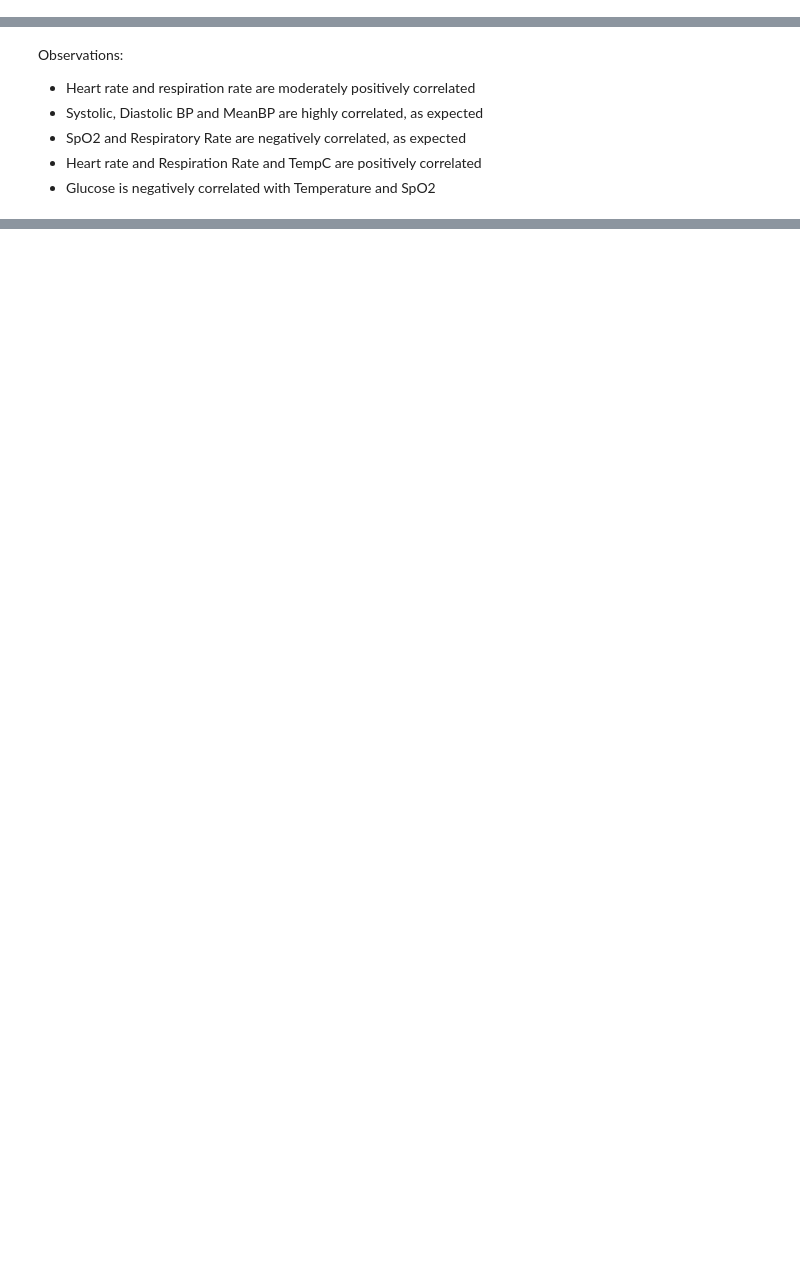
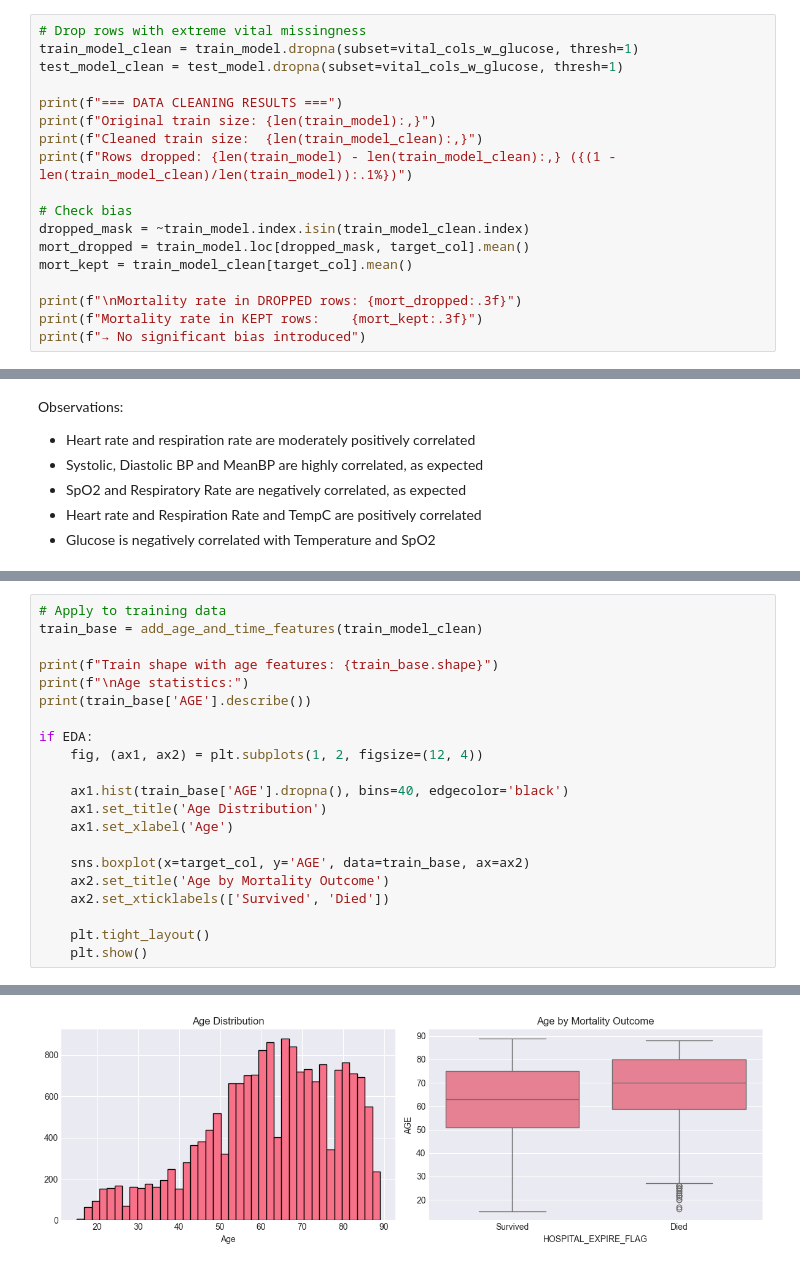
Before and after one commit to majoargote/ml_final_project, a Jupyter notebook: Argote_Mariajose_CML_2025.ipynb, the cells around one changed output, grey strips where cells are left out. Drawn from its saved outputs; the diff is of its cells as text; blank space fills up the shorter version.

```diff
--- a/Argote_Mariajose_CML_2025.ipynb
+++ b/Argote_Mariajose_CML_2025.ipynb
@@ -477,0 +249,18 @@ plt.show()
+# %%
+# Drop rows with extreme vital missingness
+train_model_clean = train_model.dropna(subset=vital_cols_w_glucose, thresh=1)
+test_model_clean = test_model.dropna(subset=vital_cols_w_glucose, thresh=1)
+
+print(f"=== DATA CLEANING RESULTS ===")
+print(f"Original train size: {len(train_model):,}")
+print(f"Cleaned train size:  {len(train_model_clean):,}")
+print(f"Rows dropped: {len(train_model) - len(train_model_clean):,} ({(1 - len(train_model_clean)/len(train_model)):.1%})")
+
+# Check bias
+dropped_mask = ~train_model.index.isin(train_model_clean.index)
+mort_dropped = train_model.loc[dropped_mask, target_col].mean()
+mort_kept = train_model_clean[target_col].mean()
+
+print(f"\nMortality rate in DROPPED rows: {mort_dropped:.3f}")
+print(f"Mortality rate in KEPT rows:    {mort_kept:.3f}")
+print(f"→ No significant bias introduced")
@@ -1180,0 +410,22 @@ max                      0.713607
+# %%
+# Apply to training data
+train_base = add_age_and_time_features(train_model_clean)
+
+print(f"Train shape with age features: {train_base.shape}")
+print(f"\nAge statistics:")
+print(train_base['AGE'].describe())
+
+if EDA:
+    fig, (ax1, ax2) = plt.subplots(1, 2, figsize=(12, 4))
+
+    ax1.hist(train_base['AGE'].dropna(), bins=40, edgecolor='black')
+    ax1.set_title('Age Distribution')
+    ax1.set_xlabel('Age')
+
+    sns.boxplot(x=target_col, y='AGE', data=train_base, ax=ax2)
+    ax2.set_title('Age by Mortality Outcome')
+    ax2.set_xticklabels(['Survived', 'Died'])
+
+    plt.tight_layout()
+    plt.show()
+# %% [output]
@@ -1180,0 +444 @@ max                      0.713607
+[figure, added]
```
Also changed, not shown: parts of 105 cells of this notebook, 29 other files.
